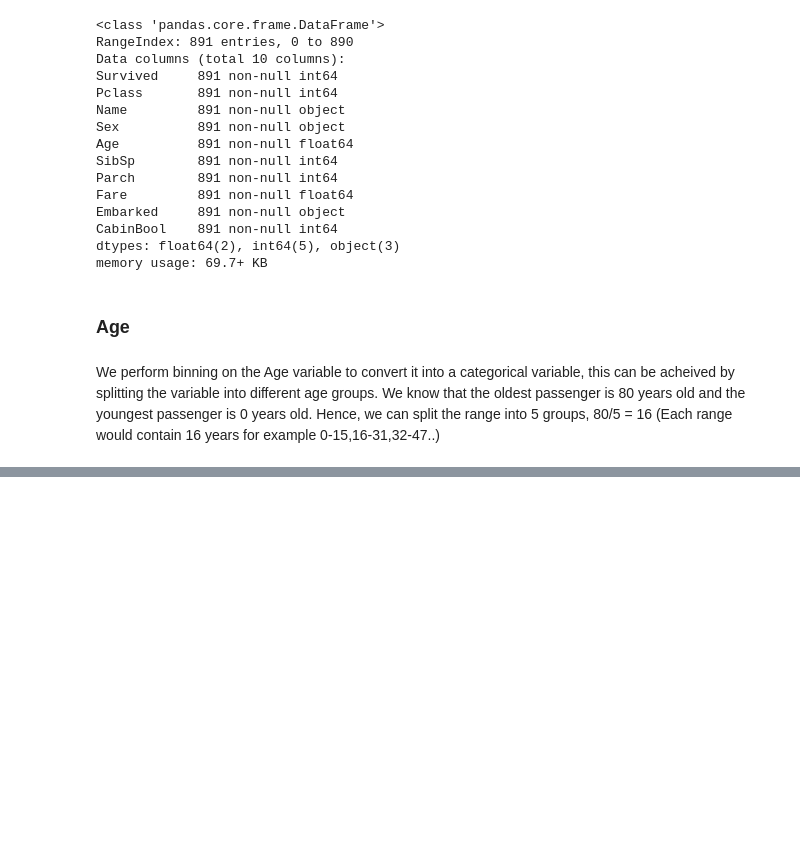
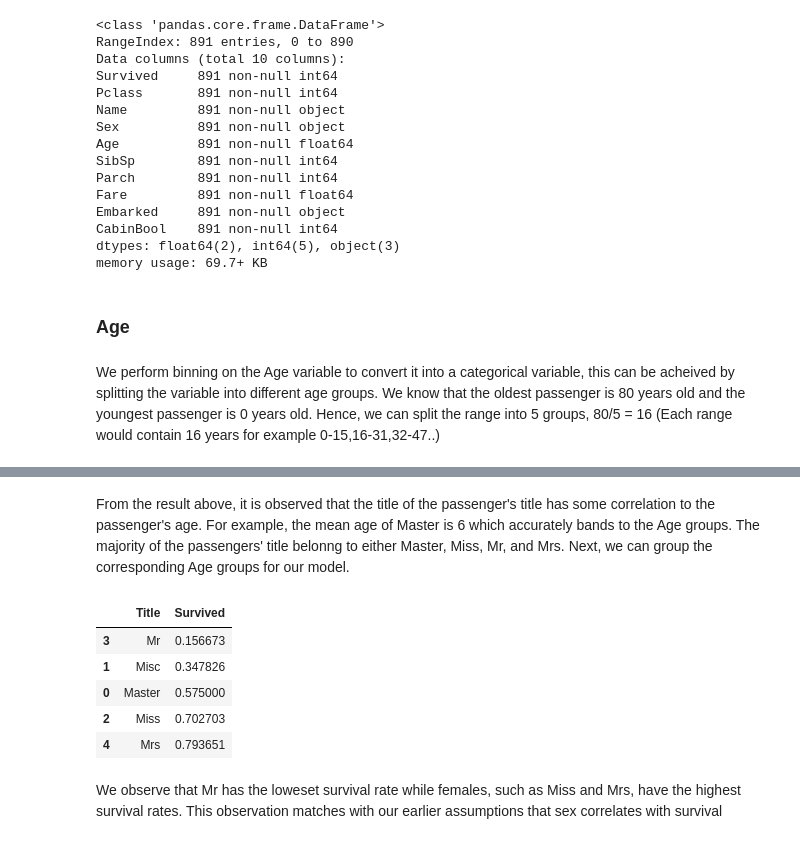
Before and after one commit to Javiery3889/kaggle-solutions, a Jupyter notebook: CA1_Titanic/CA1_Titanic.ipynb, the cells around one changed output, grey strips where cells are left out. Cells and saved outputs as stored; diff of their text form; code cells hidden in the pictures; blank space fills up the shorter version.

```diff
--- a/CA1_Titanic/CA1_Titanic.ipynb
+++ b/CA1_Titanic/CA1_Titanic.ipynb
@@ -298,0 +326,4 @@ memory usage: 63.7+ KB
+# %%
+train_dataset['IsAlone']=1 # 1 denotes that the passenger is indeed alone
+train_dataset.loc[train_dataset['FamilySize'] > 1, 'IsAlone'] = 0 # 0
+train_dataset[['IsAlone', 'Survived']].groupby(['IsAlone'], as_index=False).mean()
@@ -298,0 +336,4 @@ memory usage: 63.7+ KB
+# %%
+drop_columns = ["Parch","SibSp","FamilySize"]
+train_dataset.drop(drop_columns,axis=1, inplace = True)
+train_dataset.info()
@@ -298,0 +359,8 @@ memory usage: 63.7+ KB
+# %%
+# Extract Title from name of passenger
+train_dataset['Title'] = train_dataset.Name.str.extract('([A-Za-z]+)\.', expand=False)
+
+# print average age for each title
+print(train_dataset[['Title', 'Age']].groupby(['Title'], as_index=False).mean())
+print("\n")
+print(pd.crosstab(train_dataset['Title'], train_dataset['Sex']))
@@ -298,0 +385,23 @@ memory usage: 63.7+ KB
+# %% [markdown]
+From the result above, it is observed that the title of the passenger's title has some correlation to the passenger's age. For example, the mean age of Master is 6 which accurately bands to the Age groups. The majority of the passengers' title belonng to either Master, Miss, Mr, and Mrs. Next, we can group the corresponding Age groups for our model.
+# %%
+# Group all the minority titles into one group
+train_dataset.Title = train_dataset.Title.replace(['Lady', 'Countess','Capt', 'Col',\
+'Don', 'Dr', 'Major', 'Rev', 'Sir', 'Jonkheer', 'Dona'], 'Misc')
+
+# Change the abbrevations of some titles so that the titles are in the same group
+train_dataset.Title = train_dataset.Title.replace('Mlle', 'Miss')
+train_dataset.Title = train_dataset.Title.replace('Ms', 'Miss')
+train_dataset.Title = train_dataset.Title.replace('Mme', 'Mrs')
+
+
+train_dataset[['Title', 'Survived']].groupby(['Title'], as_index=False).mean().sort_values(by='Survived', ascending=False)
+# %% [output]
+|  | Title | Survived |
+| 3 | Mr | 0.156673 |
+| 1 | Misc | 0.347826 |
+| 0 | Master | 0.575000 |
+| 2 | Miss | 0.702703 |
+| 4 | Mrs | 0.793651 |
+# %% [markdown]
+We observe that Mr has the loweset survival rate while females, such as Miss and Mrs, have the highest survival rates. This observation matches with our earlier assumptions that sex correlates with survival
```
Also changed, not shown: parts of 25 cells of this notebook.
